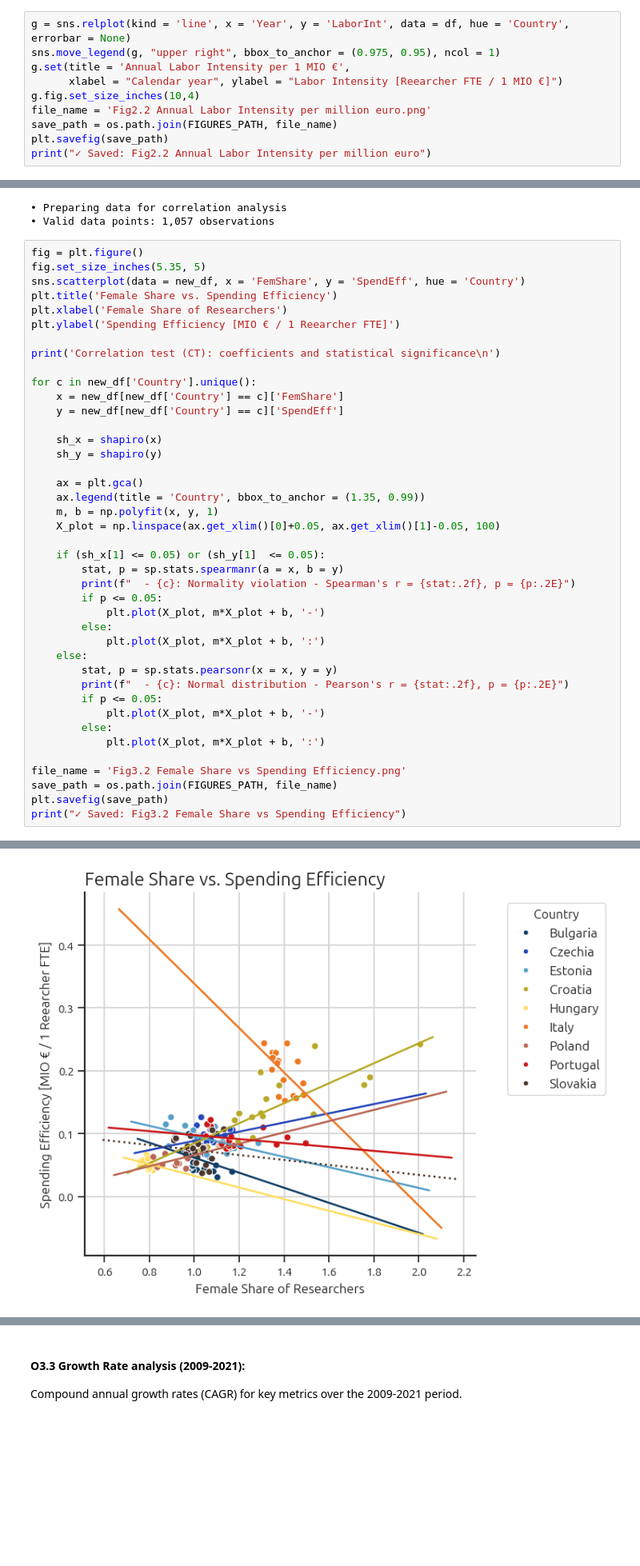
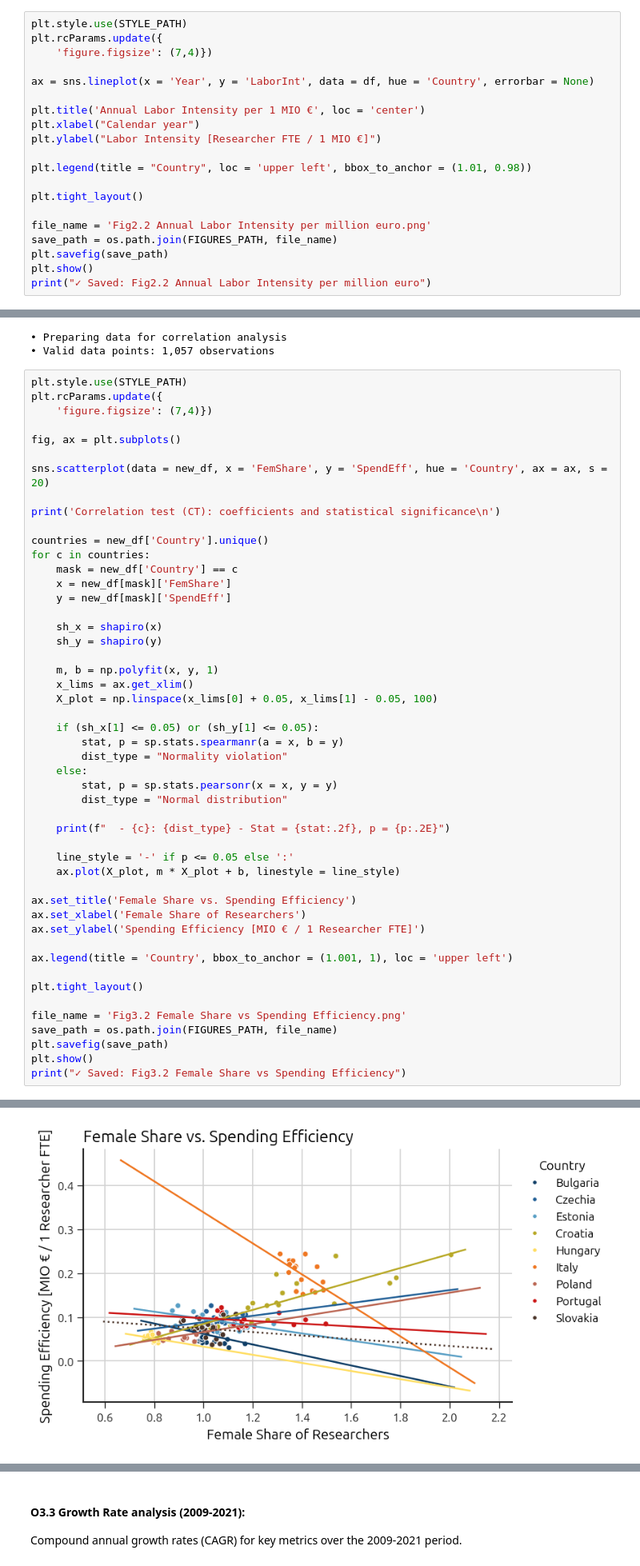
Before and after one commit to DominikaDrazyk/DataAnalysis_Efficiency_and_Diversity, a Jupyter notebook: py_notebooks/analysis_code.ipynb, the cells around one changed output, grey strips where cells are left out. Shown at 80% size. Cells and saved outputs as stored; diff of their text form; blank space fills up the shorter version.

Commit message:
updating visuals: code, style, figures

```diff
--- a/py_notebooks/analysis_code.ipynb
+++ b/py_notebooks/analysis_code.ipynb
@@ -345,13 +394,23 @@ df = df.merge(labour_calc, on=['Country', 'Year'], how = 'left')
 • Calculating Annual Labor Intensity
 • LaborInt: 11% values converted to NaN
 # %%
-g = sns.relplot(kind = 'line', x = 'Year', y = 'LaborInt', data = df, hue = 'Country', errorbar = None)
-sns.move_legend(g, "upper right", bbox_to_anchor = (0.975, 0.95), ncol = 1)
-g.set(title = 'Annual Labor Intensity per 1 MIO €',
-      xlabel = "Calendar year", ylabel = "Labor Intensity [Reearcher FTE / 1 MIO €]")
-g.fig.set_size_inches(10,4)
+plt.style.use(STYLE_PATH)
+plt.rcParams.update({
+    'figure.figsize': (7,4)})
+
+ax = sns.lineplot(x = 'Year', y = 'LaborInt', data = df, hue = 'Country', errorbar = None)
+
+plt.title('Annual Labor Intensity per 1 MIO €', loc = 'center')
+plt.xlabel("Calendar year")
+plt.ylabel("Labor Intensity [Researcher FTE / 1 MIO €]")
+
+plt.legend(title = "Country", loc = 'upper left', bbox_to_anchor = (1.01, 0.98))
+
+plt.tight_layout()
+
 file_name = 'Fig2.2 Annual Labor Intensity per million euro.png'
 save_path = os.path.join(FIGURES_PATH, file_name)
 plt.savefig(save_path)
+plt.show()
 print("✓ Saved: Fig2.2 Annual Labor Intensity per million euro")
 # %% [output]
@@ -424,45 +492,53 @@ print(f"• Valid data points: {len(new_df):,} observations")
 • Preparing data for correlation analysis
 • Valid data points: 1,057 observations
 # %%
-fig = plt.figure()
-fig.set_size_inches(5.35, 5)
-sns.scatterplot(data = new_df, x = 'FemShare', y = 'SpendEff', hue = 'Country')
-plt.title('Female Share vs. Spending Efficiency')
-plt.xlabel('Female Share of Researchers')
-plt.ylabel('Spending Efficiency [MIO € / 1 Reearcher FTE]')
+plt.style.use(STYLE_PATH)
+plt.rcParams.update({
+    'figure.figsize': (7,4)})
+
+fig, ax = plt.subplots()
+
+sns.scatterplot(data = new_df, x = 'FemShare', y = 'SpendEff', hue = 'Country', ax = ax, s = 20)
 
 print('Correlation test (CT): coefficients and statistical significance\n')
 
-for c in new_df['Country'].unique():
-    x = new_df[new_df['Country'] == c]['FemShare']
-    y = new_df[new_df['Country'] == c]['SpendEff']
+countries = new_df['Country'].unique()
+for c in countries:
+    mask = new_df['Country'] == c
+    x = new_df[mask]['FemShare']
+    y = new_df[mask]['SpendEff']
 
     sh_x = shapiro(x)
     sh_y = shapiro(y)
 
-    ax = plt.gca()
-    ax.legend(title = 'Country', bbox_to_anchor = (1.35, 0.99))
     m, b = np.polyfit(x, y, 1)
-    X_plot = np.linspace(ax.get_xlim()[0]+0.05, ax.get_xlim()[1]-0.05, 100)
+    x_lims = ax.get_xlim()
+    X_plot = np.linspace(x_lims[0] + 0.05, x_lims[1] - 0.05, 100)
 
-    if (sh_x[1] <= 0.05) or (sh_y[1]  <= 0.05):
+    if (sh_x[1] <= 0.05) or (sh_y[1] <= 0.05):
         stat, p = sp.stats.spearmanr(a = x, b = y)
-        print(f"  - {c}: Normality violation - Spearman's r = {stat:.2f}, p = {p:.2E}")
-        if p <= 0.05:
-            plt.plot(X_plot, m*X_plot + b, '-')
-        else:
-            plt.plot(X_plot, m*X_plot + b, ':')
+        dist_type = "Normality violation"
     else:
         stat, p = sp.stats.pearsonr(x = x, y = y)
-        print(f"  - {c}: Normal distribution - Pearson's r = {stat:.2f}, p = {p:.2E}")
-        if p <= 0.05:
-            plt.plot(X_plot, m*X_plot + b, '-')
-        else:
-            plt.plot(X_plot, m*X_plot + b, ':')
+        dist_type = "Normal distribution"
+
+    print(f"  - {c}: {dist_type} - Stat = {stat:.2f}, p = {p:.2E}")
+
+    line_style = '-' if p <= 0.05 else ':'
+    ax.plot(X_plot, m * X_plot + b, linestyle = line_style)
+
+ax.set_title('Female Share vs. Spending Efficiency')
+ax.set_xlabel('Female Share of Researchers')
+ax.set_ylabel('Spending Efficiency [MIO € / 1 Researcher FTE]')
+
+ax.legend(title = 'Country', bbox_to_anchor = (1.001, 1), loc = 'upper left')
+
+plt.tight_layout()
 
 file_name = 'Fig3.2 Female Share vs Spending Efficiency.png'
 save_path = os.path.join(FIGURES_PATH, file_name)
 plt.savefig(save_path)
+plt.show()
 print("✓ Saved: Fig3.2 Female Share vs Spending Efficiency")
 # %% [output]
 Correlation test (CT): coefficients and statistical significance
@@ -480 +555 @@ Correlation test (CT): coefficients and statistical significance
-[figure, old version]
+[figure, new version]
```
Also changed, not shown: parts of 11 cells of this notebook, 12 other files.
